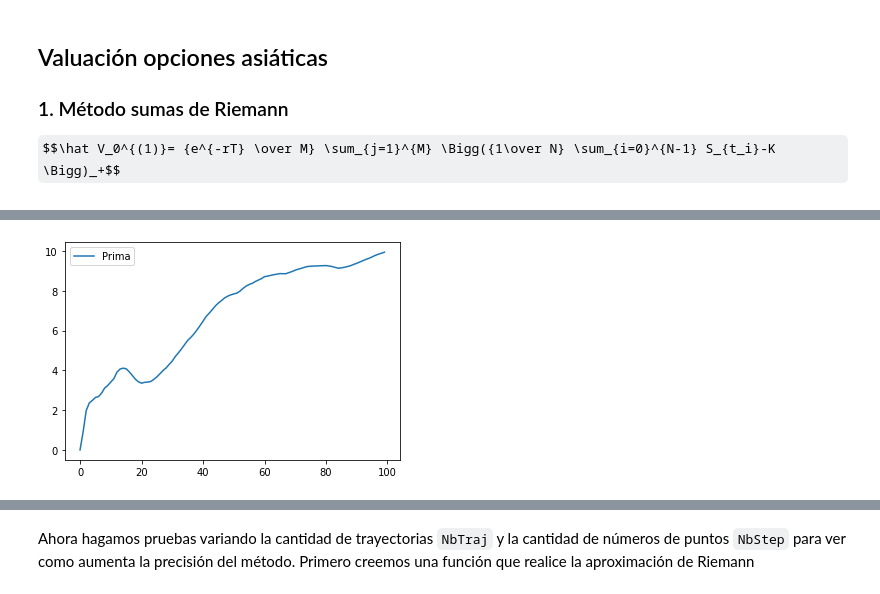
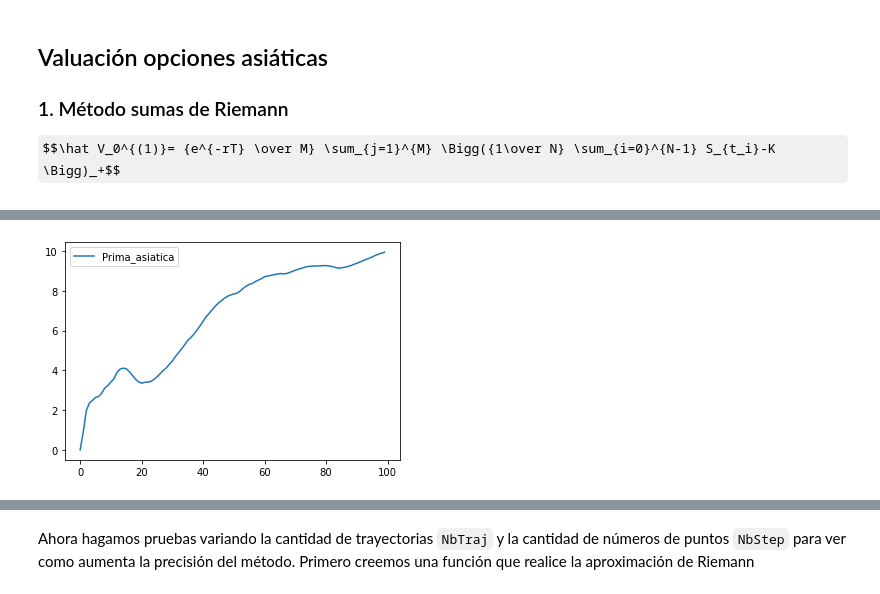
Before and after one commit to feramdor/SPF-2021-II, a Jupyter notebook: TEMA-3/Clase23_ValuacionOpcionesAsiaticas.ipynb, the cells around one changed output, grey strips where cells are left out. Cells and saved outputs as stored; diff of their text form; code cells hidden in the pictures; some formulas as TeX source.

```diff
--- a/TEMA-3/Clase23_ValuacionOpcionesAsiaticas.ipynb
+++ b/TEMA-3/Clase23_ValuacionOpcionesAsiaticas.ipynb
@@ -141,7 +141,22 @@ pd.set_option('display.max_rows', 10)
 pd.set_option('display.width', 78)
 pd.set_option('precision', 3)
 # %%
+NbTraj = 3
+NbStep = 100
+S0 = 100
+r = 0.10
+sigma = 0.2
+K = 100
+
 # Programar la solución de la ecuación de Black-Scholes
 # St = S0*exp((r-sigma^2/2)*t+ sigma*DeltaW)
+DeltaT = 1 / NbStep
+DeltaW = np.random.randn(NbStep, NbTraj) * np.sqrt(DeltaT)
+nu = (r - sigma**2) / 2
 
+incrementos = nu * DeltaT + sigma * DeltaW
+concat = np.concatenate([np.log(S0) * np.ones([1, NbTraj]), incrementos], axis=0)
 # Ln St = Ln S0 + (r-sigma^2/2)*t+ sigma*DeltaW)
+
+St = np.exp(concat.cumsum(axis=0))
+pd.DataFrame(St).plot()
@@ -211,10 +229,18 @@ prices
 100 rows × 2 columns
 # %%
 # Graficamos los precios simulados
-plt.plot(t,St,label='precios')
 
 # Explorar el funcionamiento de la función expanding y rolling para ver cómo calcular el promedio
 # y graficar sus diferencias
-Average_t =
-Average_t_roll =
+Average_t = prices.expanding().mean()
+Average_t_roll = prices.rolling(window=10).mean()
+
+fig, ax = plt.subplots(1, 1, figsize=[10, 7])
+
+Average_t.plot(ax=ax)
+Average_t_roll.plot(ax=ax)
+
+ax.plot(t,St,label='precios')
+plt.legend()
+plt.show()
 # %% [output]
@@ -270,23 +318,23 @@ $$\hat V_0^{(1)}= {e^{-rT} \over M} \sum_{j=1}^{M} \Bigg({1\over N} \sum_{i=0}^{
 # %%
 #### Sumas de Riemann
 # Strike
-strike =
+strike = K
 
 # Tiempo de cierre del contrato
 T = 1
 
 # Valuación de la opción
-call =
+call = pd.DataFrame({'Prima_asiatica': np.exp(-r*T) * np.fmax(Average_t - strike, 0).mean(axis=1)})
 
 call.plot()
-print('La prima estimada usando %i trayectorias es: %2.2f'%(NbTraj,call.iloc[-1].Prima))
+print('La prima estimada usando %i trayectorias es: %2.2f'%(NbTraj,call.iloc[-1].Prima_asiatica))
 
 # intervalos de confianza
 confianza = 0.95
-sigma_est =
-mean_est =
-i1 = st.t.interval()
-i2 = st.norm.interval()
+sigma_est = call.sem().Prima_asiatica
+mean_est = call.iloc[-1].Prima_asiatica
+i1 = st.t.interval(confianza, NbTraj - 1, loc=mean_est, scale=sigma_est)
+i2 = st.norm.interval(confianza, loc=mean_est, scale=sigma_est)
 
 print('El intervalor de confianza usando t-dist es:', i1)
 print('El intervalor de confianza usando norm-dist es:', i2)
@@ -297,2 +345,2 @@ El intervalor de confianza usando norm-dist es: (9.424216553543172, 10.463875682
-[figure, old version]
+[figure, new version]
 # %%
```
Also changed, not shown: parts of 10 cells of this notebook, 2 other files.
